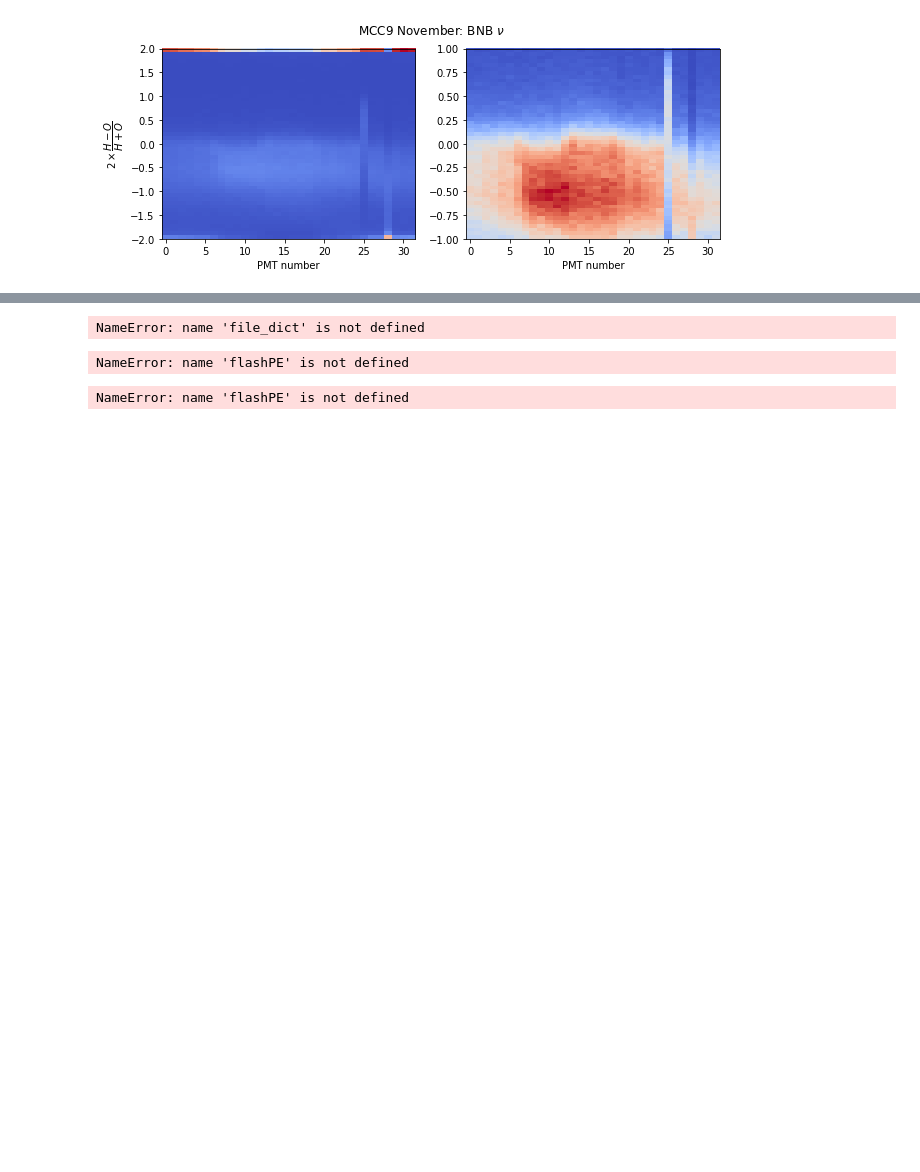
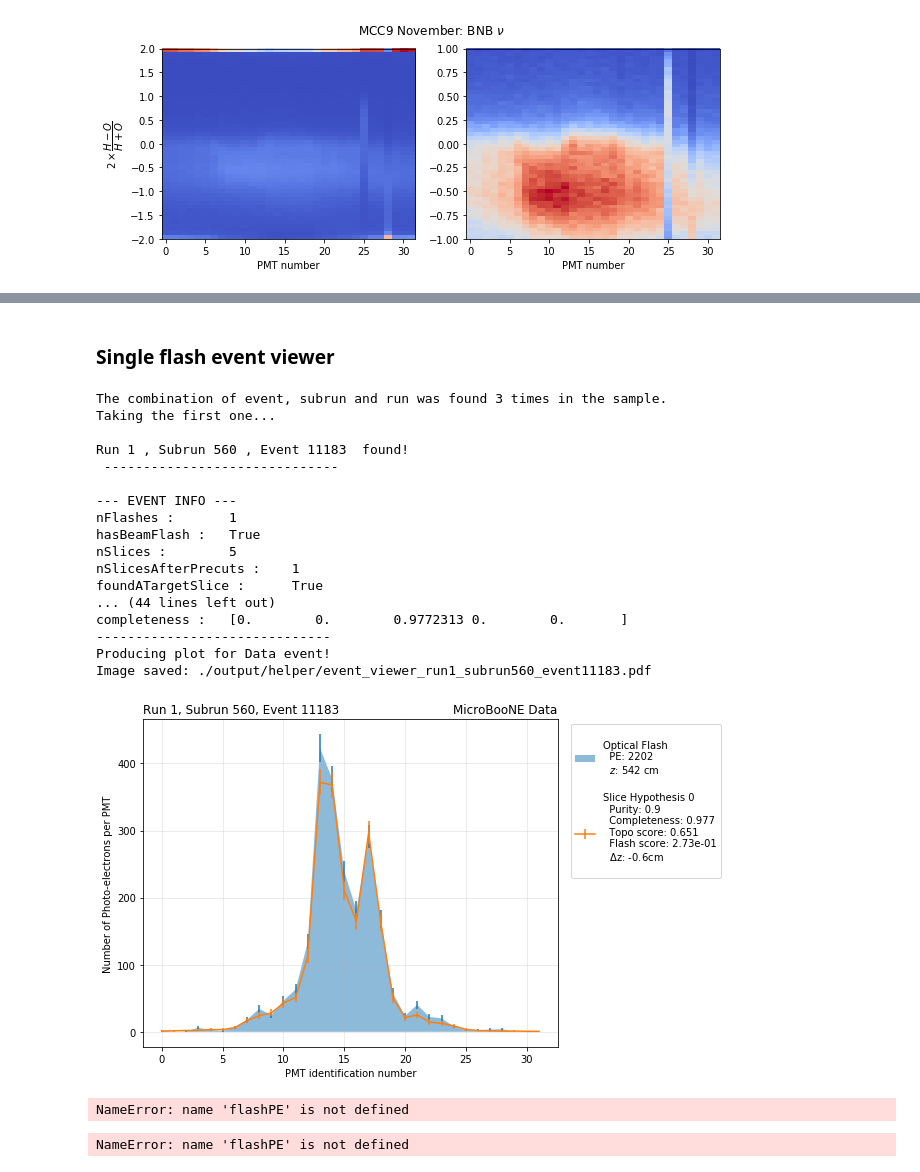
Before and after one commit to Wouter-VDP/MCC9_FlashID, a Jupyter notebook: FlashHypothesis.ipynb, the cells around one changed output, grey strips where cells are left out. Drawn from its saved outputs; the diff is of its cells as text; code cells hidden in the pictures; blank space fills up the shorter version.

```diff
--- a/FlashHypothesis.ipynb
+++ b/FlashHypothesis.ipynb
@@ -86,12 +88,36 @@ plt.hist(pmt0, range=(-2,2))
+# %% [markdown]
+### Single flash event viewer
 # %%
-#TODO
 sample = "nue"
 run = 1
-subrun = 6165
-event = 123289
-helper.SingleEventViewer(sample,run,subrun,event, sample_dict, save_plot=True)
+subrun = 560
+event = 11183
+
+sample_dict = {'events': file_events[sample],
+               'flashes': file_flashes[sample],
+               'slices': file_slices[sample]
+              }
+
+helper.SingleEventViewer(run,subrun,event, sample_dict, save_plot=True)
 # %% [output]
-NameError: name 'file_dict' is not defined
+The combination of event, subrun and run was found 3 times in the sample.
+Taking the first one...
+
+Run 1 , Subrun 560 , Event 11183  found!
+ ------------------------------
+
+--- EVENT INFO ---
+nFlashes :       1
+hasBeamFlash :   True
+nSlices :        5
+nSlicesAfterPrecuts :    1
+foundATargetSlice :      True
+... (44 lines left out)
+completeness :   [0.        0.        0.9772313 0.        0.       ]
+------------------------------
+Producing plot for Data event!
+Image saved: ./output/helper/event_viewer_run1_subrun560_event11183.pdf
+[figure, added]
 # %%
 # Add the log(charge/light)-x_center field: xcl_ratio
 #for sample, sample_dict in file_dict.items():
```
Also changed, not shown: parts of 15 cells of this notebook, 8 other files.
